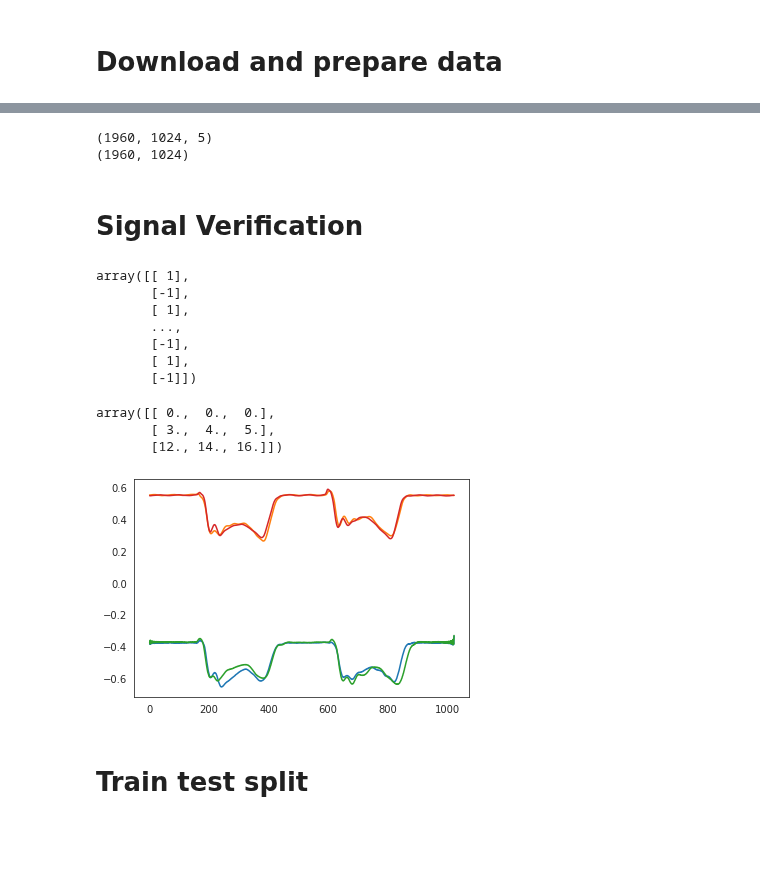
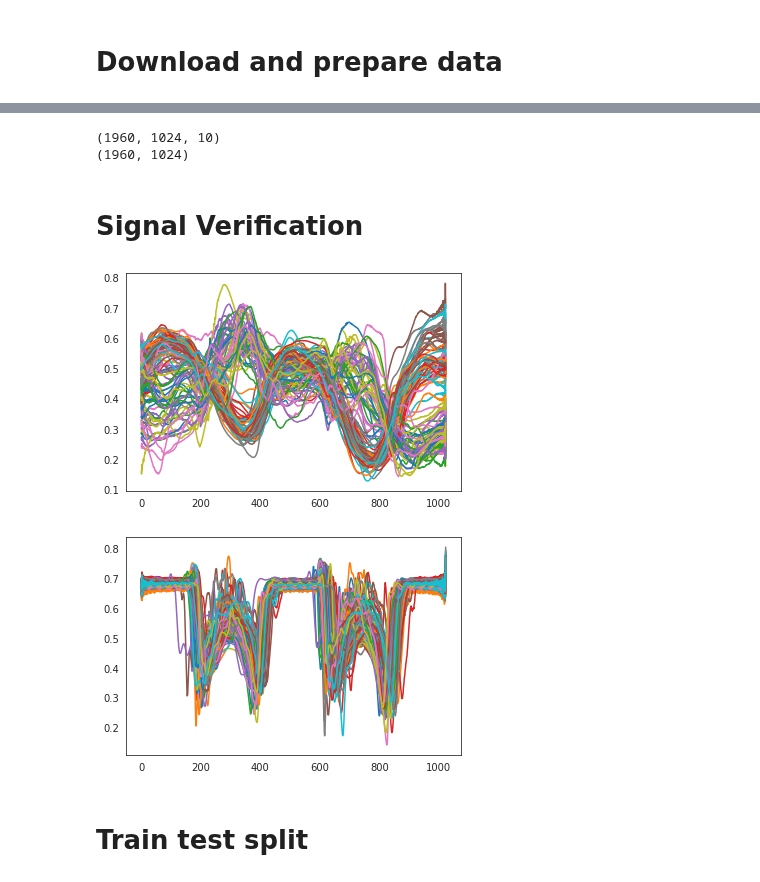
Before and after one commit to atick-faisal/GRF-Synthesis-from-Motion-Trajectories, a Jupyter notebook: src/training/grf_synthesis_x.ipynb, the cells around one changed output, grey strips where cells are left out. Saved outputs shown, nothing was run; the diff lists cells and outputs as text; code cells hidden in the pictures; blank space fills up the shorter version.

```diff
--- a/src/training/grf_synthesis_x.ipynb
+++ b/src/training/grf_synthesis_x.ipynb
@@ -57,7 +51,10 @@ target = data['y']
 if DATASET_ID == 1:
     features_x = features[['fal_x', 'tam_x', 'fcc_x', 'fm1_x', 'fm2_x', 'fm5_x']].to_numpy()
 else:
-    features_x = features[['7_x', '8_x', '9_x', '10_x', '11_x']].to_numpy()
+    features_x = features[[
+        '7_x', '8_x', '9_x', '10_x', '11_x',
+        '7_z', '8_z', '9_z', '10_z', '11_z'
+    ]].to_numpy()
 
 target_x = target[['fx']].to_numpy()
 
@@ -81,46 +78,29 @@ X = features_x.reshape(-1, FRAME_LEN, N_CHANNELS)
 y = target_x.reshape(-1, FRAME_LEN)
 
 # ... Change signs of left foot forces
-indices = np.arange(y.shape[0])
-negative_ones = np.repeat(-1, y.shape[0])
-sign_converter = np.power(negative_ones, indices).reshape(-1, 1)
-y = np.multiply(y, sign_converter)
+# indices = np.arange(y.shape[0])
+# negative_ones = np.repeat(-1, y.shape[0])
+# sign_converter = np.power(negative_ones, indices).reshape(-1, 1)
+# y = np.multiply(y, sign_converter)
 
 print(X.shape)
 print(y.shape)
 # %% [output]
-(1960, 1024, 5)
+(1960, 1024, 10)
 (1960, 1024)
 # %% [markdown]
 # Signal Verification
-# %%
-sign_converter
-# %% [output]
-array([[ 1],
-       [-1],
-       [ 1],
-       ...,
-       [-1],
-       [ 1],
-       [-1]])
-# %%
-x1 = np.arange(9.0).reshape((3, 3))
-x2 = np.arange(3.0).reshape(-1, 1)
-np.multiply(x1, x2)
-# %% [output]
-array([[ 0.,  0.,  0.],
-       [ 3.,  4.,  5.],
-       [12., 14., 16.]])
 # %%
-# for i in range(100):
-#     plt.plot(X[i, :, 0])
-# plt.show()
+for i in range(100):
+    plt.plot(X[i, :, 0])
+plt.show()
 
-for i in range(1, 5):
+for i in range(100):
     plt.plot(y[i, :])
 plt.show()
 # %% [output]
-[figure, old version]
+[figure, new version]
+[figure, added]
 # %% [markdown]
 # Train test split
 # %%
```
Also changed, not shown: parts of 9 cells of this notebook.
